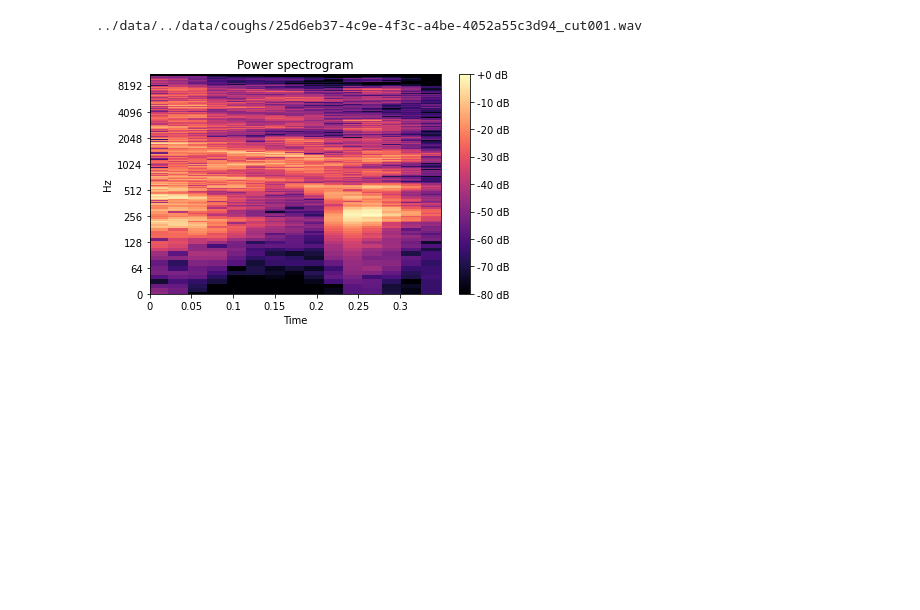
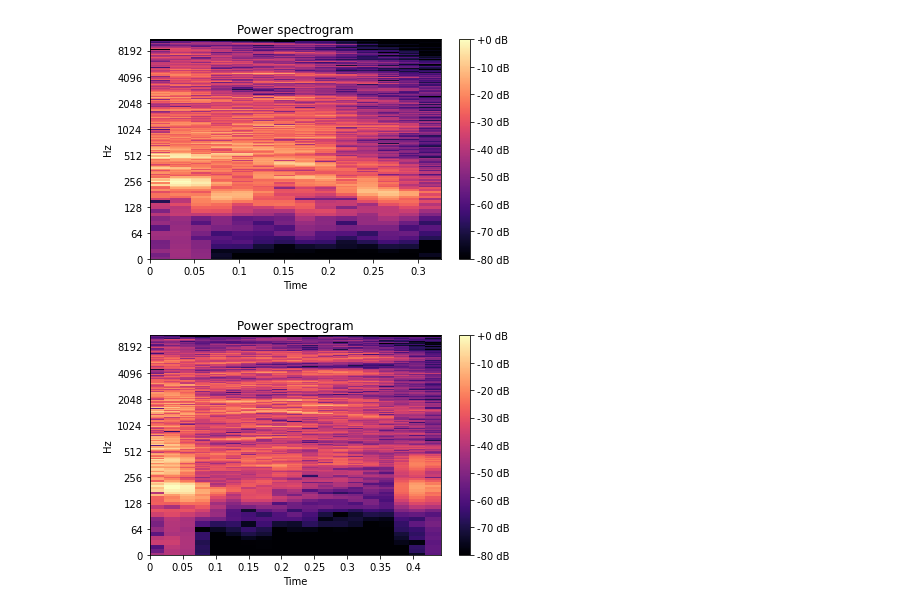
Before and after one commit to ale316/covid-19-classifier, a Jupyter notebook: notebooks/visualizations.ipynb, the cells around one changed output. Cells and saved outputs as stored; diff of their text form; code cells hidden in the pictures; blank space fills up the shorter version.

Commit message:
some visualizations

```diff
--- a/notebooks/visualizations.ipynb
+++ b/notebooks/visualizations.ipynb
@@ -46,7 +69,0 @@ for c in coughs:
-# %%
-filename = f"../data/{coughs[22]['filenames'][0]}"
-print(filename)
-
-y, sr = librosa.load(f"{filename}")
-ycut, _ = librosa.effects.trim(y)
-librosa.display.waveplot(y, sr=sr)
@@ -56,0 +78,13 @@ librosa.display.waveplot(y, sr=sr)
+# %%
+pos = df[df.positive==True].iloc[0]
+neg = df[df.positive==False].iloc[0]
+
+print(f"Positive sample: {pos.filename}")
+yp, srp = librosa.load(f"{pos.filename}")
+librosa.display.waveplot(yp, sr=srp)
+plt.show()
+
+print(f"Negative sample: {neg.filename}")
+yn, srn = librosa.load(f"{neg.filename}")
+librosa.display.waveplot(yn, sr=srn)
+plt.show()
@@ -57,14 +96,14 @@ librosa.display.waveplot(y, sr=sr)
 # %%
-filename = f"../data/{coughs[22]['filenames'][0]}"
-print(filename)
-x, sr = librosa.load(f"{filename}")
+def plot_spec(x):
+    x_stft = librosa.stft(x)
+    librosa.display.specshow(librosa.amplitude_to_db(x_stft, ref=np.max), y_axis='log', x_axis='time')
+    plt.title('Power spectrogram')
+    plt.colorbar(format='%+2.0f dB')
+    plt.tight_layout()
+    plt.show()
 
-x_stft = librosa.stft(x)
-
-librosa.display.specshow(librosa.amplitude_to_db(x_stft, ref=np.max), y_axis='log', x_axis='time')
-plt.title('Power spectrogram')
-plt.colorbar(format='%+2.0f dB')
-plt.tight_layout()
+plot_spec(yp)
+plot_spec(yn)
 # %% [output]
-../data/../data/coughs/25d6eb37-4c9e-4f3c-a4be-4052a55c3d94_cut001.wav
-[figure, old version]
+[figure, new version]
+[figure, added]
```
Also changed, not shown: parts of 6 cells of this notebook, 1 other file.
